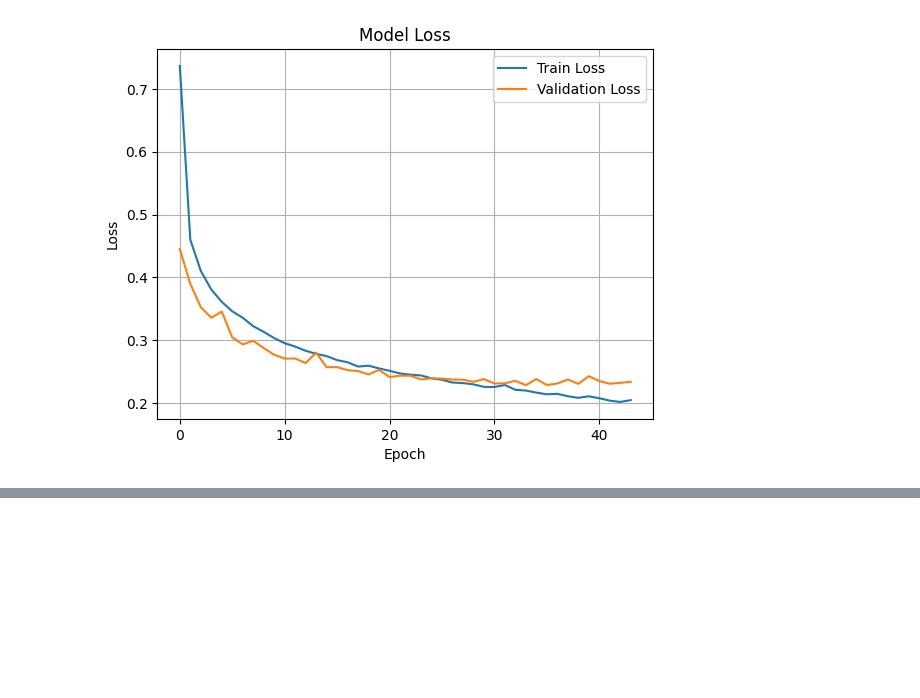
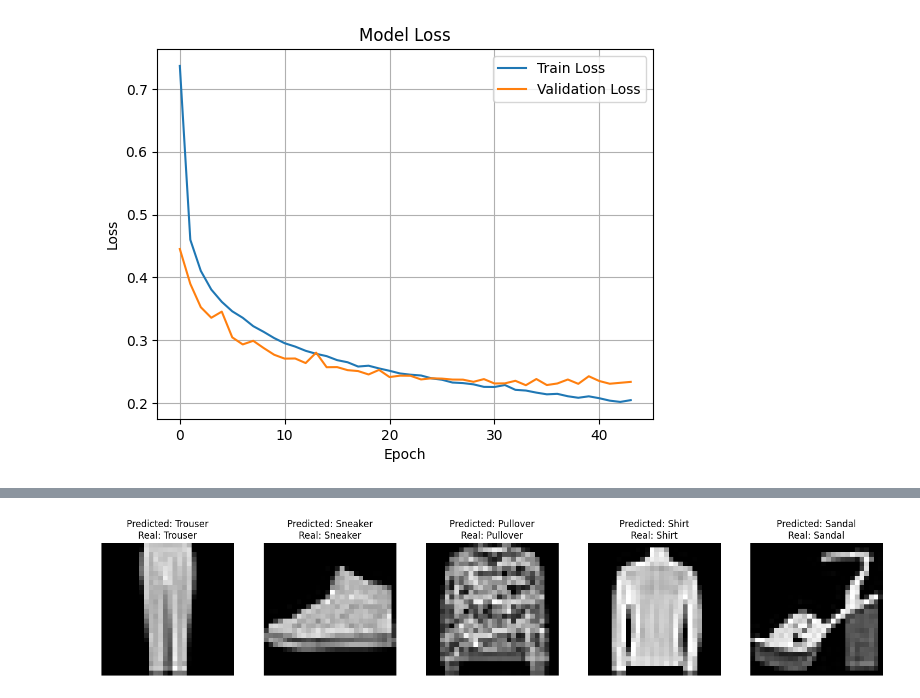
Before and after one commit to Khaneul1/express-test, a Jupyter notebook: 딥러닝_프로젝트_오예빈_고하늘.ipynb, the cells around one changed output, grey strips where cells are left out. Drawn from its saved outputs; the diff is of its cells as text; code cells hidden in the pictures; blank space fills up the shorter version.

```diff
--- a/딥러닝_프로젝트_오예빈_고하늘.ipynb
+++ b/딥러닝_프로젝트_오예빈_고하늘.ipynb
@@ -191,3 +191,21 @@ plt.show()
 # %% [output]
 [figure]
 [figure]
+# %%
+results = model.predict(test_x)
+arg_results = np.argmax(results, axis=-1) #예측 결과 만들기
+
+num_images = 5 #시각화할 이미지 개수! 우선 5개부터 시작
+random_idxs = np.random.choice(len(test_x), num_images, replace=False) #랜덤으로 이미지를 하나 골라서 시각화
+#중복 없이 랜덤으로 선택하고, 총 5개의 이미지 데이터를 시각화함
+
+fig, axes = plt.subplots(1, num_images, figsize=(15,3))
+
+for i, idx in enumerate(random_idxs):
+  axes[i].imshow(test_x[idx].reshape(28,28), cmap='gray')
+  axes[i].set_title(f'Predicted: {class_names[arg_results[idx]]}\nReal: {class_names[np.argmax(test_y[idx])]}')
+  axes[i].axis('off')
+
+plt.tight_layout()
+plt.show()
+# %% [output]
@@ -193,0 +213 @@ plt.show()
+[figure, added]
```
Also changed, not shown: parts of 2 cells of this notebook.
